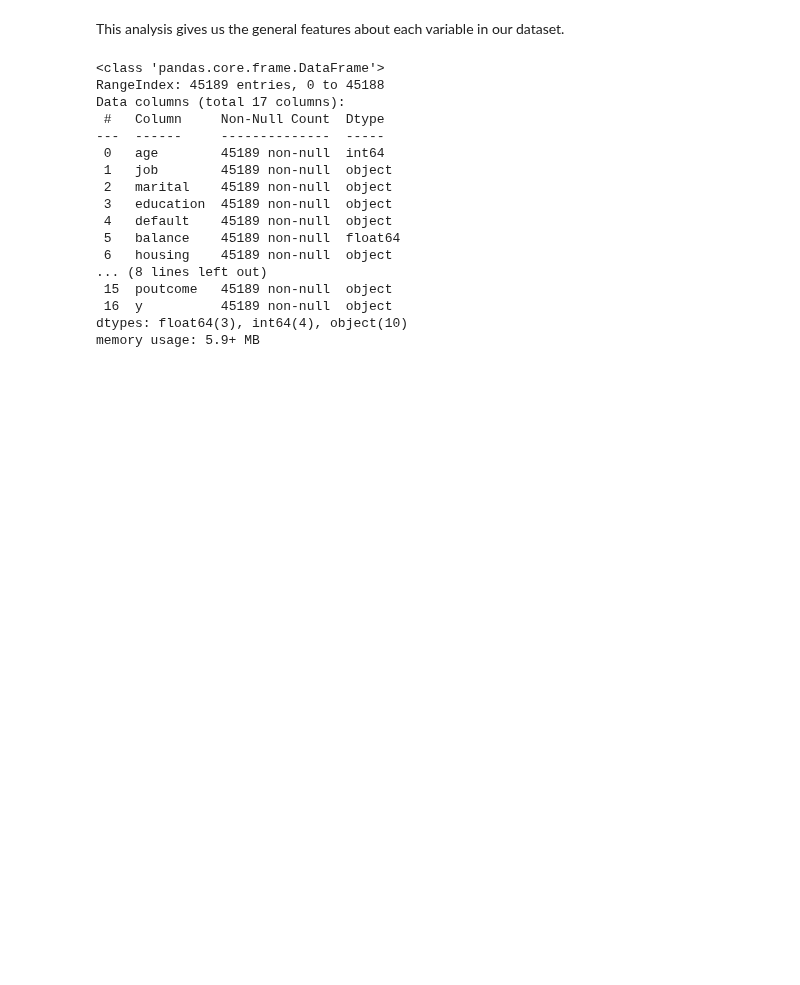
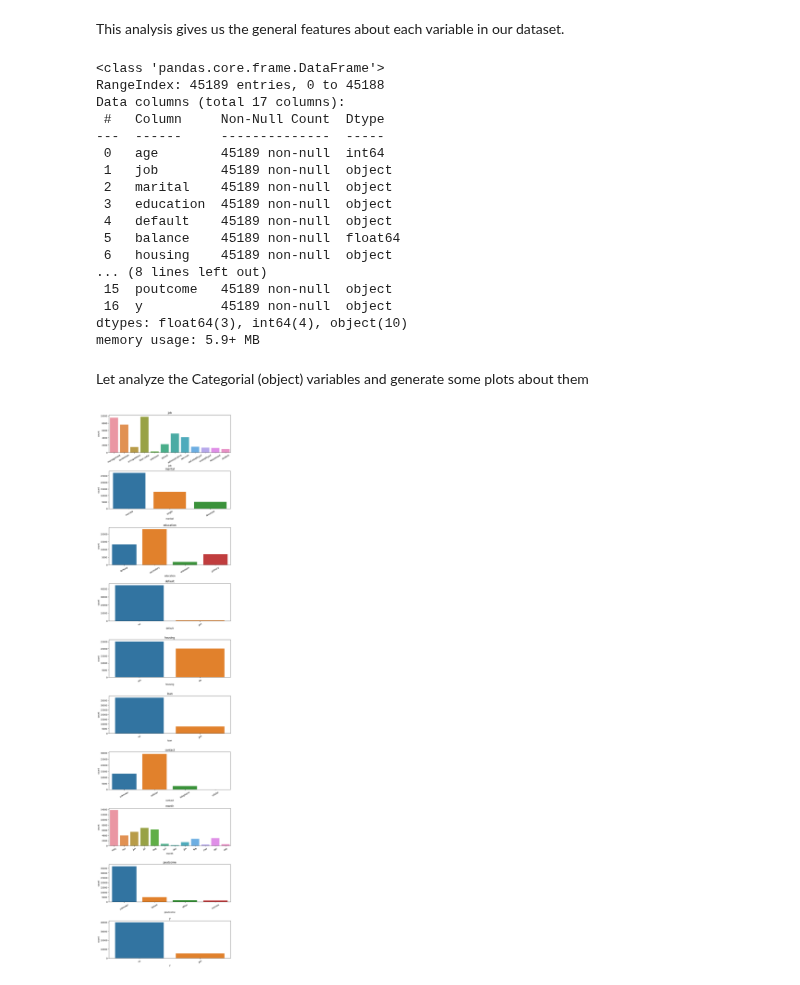
Before and after one commit to MarioSolisB/Profile_of_a_bank_coustomer, a Jupyter notebook: EDA.ipynb, the cells around one changed output. Saved outputs shown, nothing was run; the diff lists cells and outputs as text; code cells hidden in the pictures; blank space fills up the shorter version.

```diff
--- a/EDA.ipynb
+++ b/EDA.ipynb
@@ -130,3 +130,20 @@ Data columns (total 17 columns):
  16  y          45189 non-null  object
 dtypes: float64(3), int64(4), object(10)
 memory usage: 5.9+ MB
+# %% [markdown]
+Let analyze the Categorial (object) variables  and generate some plots about them
+# %%
+# Some plots of categorical variables
+
+col_cat = ['job', 'marital', 'education', 'default', 'housing', 'loan', 'contact', 'month', 'poutcome', 'y']
+
+# Bars plots
+fig, ax = plt.subplots(nrows=len(col_cat), ncols=1, figsize=(10,45))
+fig.subplots_adjust(hspace=0.5)
+
+for i, col in enumerate(col_cat):
+    sns.countplot(x=col, data=data_cleanned, ax=ax[i])
+    ax[i].set_title(col)
+    ax[i].set_xticklabels(ax[i].get_xticklabels(),rotation=30)
+# %% [output]
+[figure, added]
```
